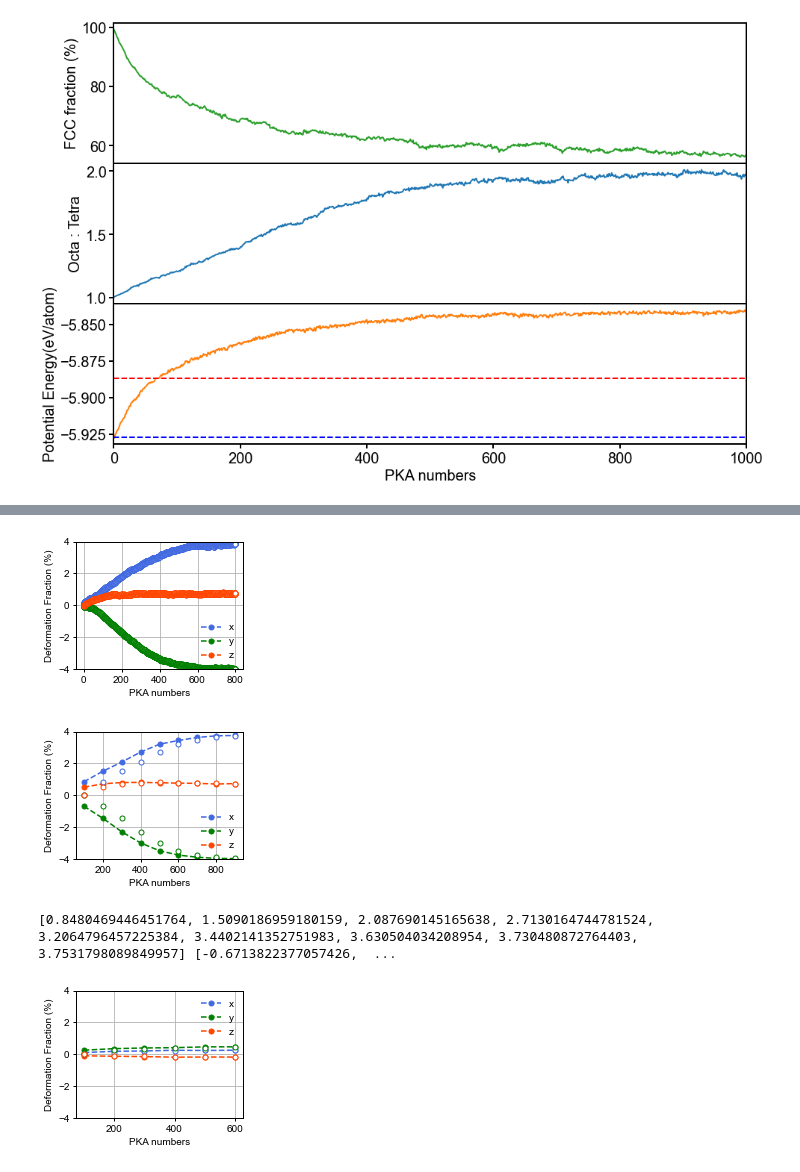
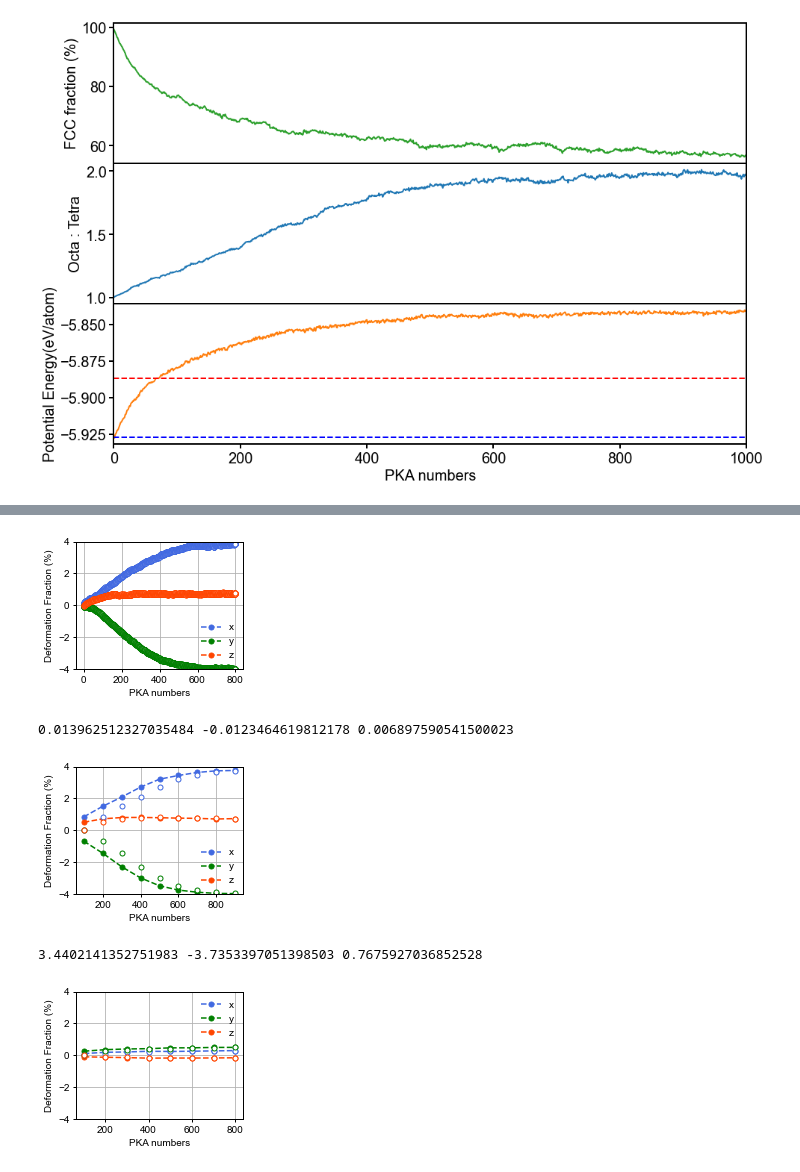
Before and after one commit to HE-RU10/ga2o3, a Jupyter notebook: Overlapping_anneal_msd.ipynb, the cells around one changed output, grey strips where cells are left out. Saved outputs shown, nothing was run; the diff lists cells and outputs as text; code cells hidden in the pictures.

```diff
--- a/Overlapping_anneal_msd.ipynb
+++ b/Overlapping_anneal_msd.ipynb
@@ -33,7 +33,7 @@ TDEga2o3
 # %% [output]
 19.79927110353614
 # %%
-pkal=[0,500,1000,1500,2000,2200]
+pkal=[0,100,155,200,500,1000,1500,2000,2200]
 dpa=np.zeros(len(pkal))
 for i in range(len(pkal)):
     dpa[i]=DPA(1500,pkal[i],193.294,81920,TDEga2o3)
@@ -903,14 +903,14 @@ df.columns=['oct','tetra','fcc']
 
 df['o_t']=df['oct']/df['tetra']
 df['fcc']=df['fcc']/207360/0.6*100
-
+print(len(df['o_t']))
 #plt.plot(df['DPA'],df['o_t'])
 axs[0].plot(df['fcc'],linewidth=2,color='C2')
 axs[1].plot(df['o_t'],linewidth=2,color='C0')
 
-path2='/home/heruhe/Desktop/Ga2o3/cascade/5type_overlapping/cascade_npt/gamma2000ev_npt_100/log/'
+path2='/home/heruhe/Desktop/Ga2o3/cascade/5type_overlapping/cascade_npt/gamma2000ev_npt_100/log/log/'
 pe=[]
-pka=[i for i in range(1,669)]
+pka=[i for i in range(1,801)]
 #print(pka)
 for i in pka:
     fn2=path2+'{}.dat'.format(i)
@@ -932,7 +932,7 @@ axs[0].set_ylabel('FCC fraction (%)',fontsize=20)
 axs[2].set_ylabel('Potential Energy(eV/atom)',fontsize=20)
 axs[1].grid(False)
 # Set the desired x-axis limits
-
+axs[2].set_xlim([0,800])
 axs[0].tick_params( width=2,length=6,labelsize=20)
 axs[1].tick_params( width=2,length=6,labelsize=20)
 axs[2].tick_params( width=2,length=6,labelsize=20)
@@ -1011,26 +1012,27 @@ def anisotropic_swelling(lx0, ly0, lz0, avol0, pka, path):
 # %%
 
 avol0=11.0838
 lx0=97.1442
 ly0=99.03
 lz0=94.349
 pka=[i for i in range(1,800)]
 path2='/home/heruhe/Desktop/Ga2o3/cascade/5type_overlapping/cascade_npt/small1500ev_npt_1/npt_log/'
 lx,ly,lz,avol=anisotropic_swelling(lx0, ly0, lz0, avol0, pka, path2)
-
+print(lx[155]/100,ly[155]/100,lz[155]/100)
 pka=[i for i in range(100,1000,100)]
 path2='/home/heruhe/Desktop/Ga2o3/cascade/5type_overlapping/cascade_npt/small1500ev_npt_100/npt_log/'
 lx,ly,lz,avol=anisotropic_swelling(lx0, ly0, lz0, avol0, pka, path2)
-print(lx,ly)
+print(lx[5],ly[5],lz[5])
 avol0=11.03859705
 lx0=142.1211565
 ly0=122.808571
 lz0=131.1449144
-pka=[i for i in range(100,601,100)]
+pka=[i for i in range(100,801,100)]
 path2='/home/heruhe/Desktop/Ga2o3/cascade/5type_overlapping/cascade_npt/gamma2000ev_npt_100/npt_log/'
 lx,ly,lz,avol=anisotropic_swelling(lx0, ly0, lz0, avol0, pka, path2)
 # %% [output]
 [figure]
+0.013962512327035484 -0.0123464619812178 0.006897590541500023
 [figure]
-[0.8480469446451764, 1.5090186959180159, 2.087690145165638, 2.7130164744781524, 3.2064796457225384, 3.4402141352751983, 3.630504034208954, 3.730480872764403, 3.7531798089849957] [-0.6713822377057426,  ...
+3.4402141352751983 -3.7353397051398503 0.7675927036852528
-[figure, old version]
+[figure, new version]
```
Also changed, not shown: parts of 3 cells of this notebook, 2 other files.
